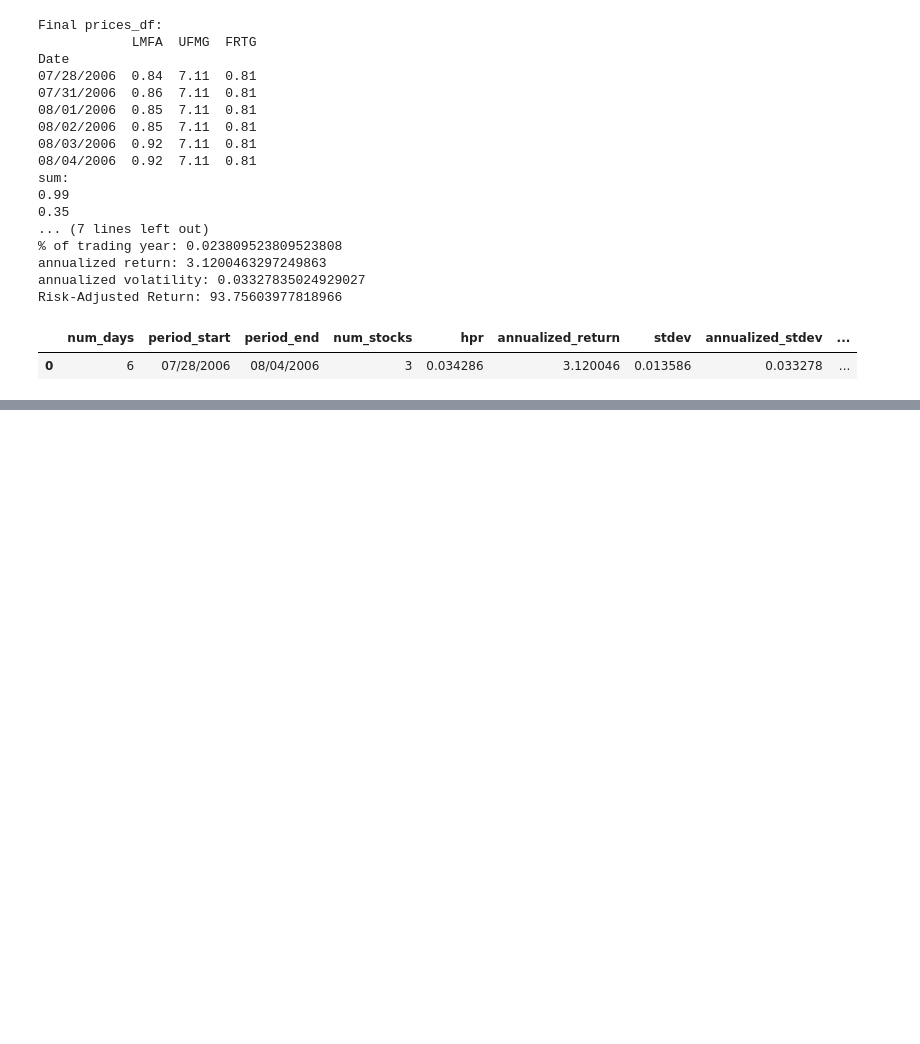
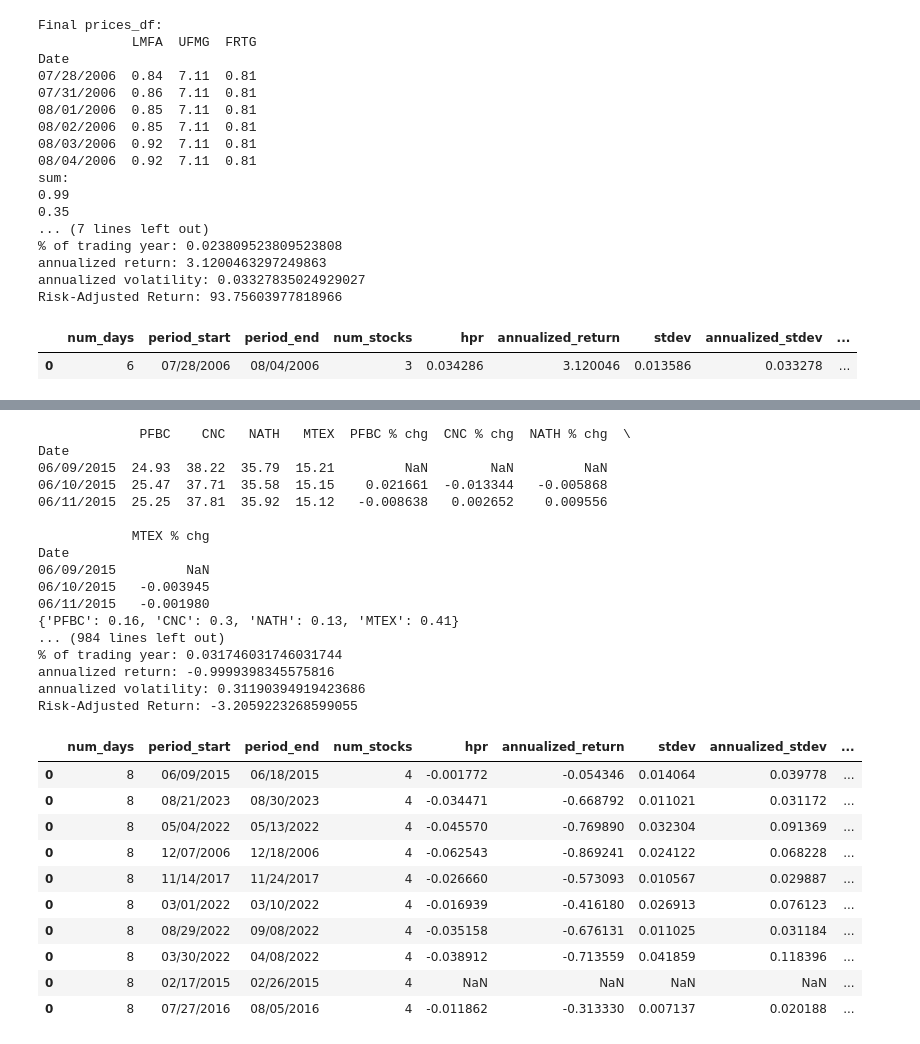
Before and after one commit to LumberJon1/EfficientPortfolio, a Jupyter notebook: EfficientPortfolioNotebook.ipynb, the cells around one changed output, grey strips where cells are left out. Saved outputs shown, nothing was run; the diff lists cells and outputs as text; code cells hidden in the pictures; blank space fills up the shorter version.

Commit message:
Fixed some index error bugs, added loop cell to run multiple randomized portfolios and concatenate a summary df

```diff
--- a/EfficientPortfolioNotebook.ipynb
+++ b/EfficientPortfolioNotebook.ipynb
@@ -566,0 +540,38 @@ Risk-Adjusted Return: nan
+# %%
+# Testbed
+stats_df = pd.DataFrame({})
+for x in range(20):
+
+    portfolio = Portfolio(4, 8)
+    stats_df = pd.concat([stats_df, portfolio.get_portfolio_stats()])
+
+stats_df.head(10)
+# %% [output]
+             PFBC    CNC   NATH   MTEX  PFBC % chg  CNC % chg  NATH % chg  \
+Date
+06/09/2015  24.93  38.22  35.79  15.21         NaN        NaN         NaN
+06/10/2015  25.47  37.71  35.58  15.15    0.021661  -0.013344   -0.005868
+06/11/2015  25.25  37.81  35.92  15.12   -0.008638   0.002652    0.009556
+
+            MTEX % chg
+Date
+06/09/2015         NaN
+06/10/2015   -0.003945
+06/11/2015   -0.001980
+{'PFBC': 0.16, 'CNC': 0.3, 'NATH': 0.13, 'MTEX': 0.41}
+... (984 lines left out)
+% of trading year: 0.031746031746031744
+annualized return: -0.9999398345575816
+annualized volatility: 0.31190394919423686
+Risk-Adjusted Return: -3.2059223268599055
+|  | num_days | period_start | period_end | num_stocks | hpr | annualized_return | stdev | annualized_stdev | ... |
+| 0 | 8 | 06/09/2015 | 06/18/2015 | 4 | -0.001772 | -0.054346 | 0.014064 | 0.039778 | ... |
+| 0 | 8 | 08/21/2023 | 08/30/2023 | 4 | -0.034471 | -0.668792 | 0.011021 | 0.031172 | ... |
+| 0 | 8 | 05/04/2022 | 05/13/2022 | 4 | -0.045570 | -0.769890 | 0.032304 | 0.091369 | ... |
+| 0 | 8 | 12/07/2006 | 12/18/2006 | 4 | -0.062543 | -0.869241 | 0.024122 | 0.068228 | ... |
+| 0 | 8 | 11/14/2017 | 11/24/2017 | 4 | -0.026660 | -0.573093 | 0.010567 | 0.029887 | ... |
+| 0 | 8 | 03/01/2022 | 03/10/2022 | 4 | -0.016939 | -0.416180 | 0.026913 | 0.076123 | ... |
+| 0 | 8 | 08/29/2022 | 09/08/2022 | 4 | -0.035158 | -0.676131 | 0.011025 | 0.031184 | ... |
+| 0 | 8 | 03/30/2022 | 04/08/2022 | 4 | -0.038912 | -0.713559 | 0.041859 | 0.118396 | ... |
+| 0 | 8 | 02/17/2015 | 02/26/2015 | 4 | NaN | NaN | NaN | NaN | ... |
+| 0 | 8 | 07/27/2016 | 08/05/2016 | 4 | -0.011862 | -0.313330 | 0.007137 | 0.020188 | ... |
```
Also changed, not shown: parts of 1 cell of this notebook.
